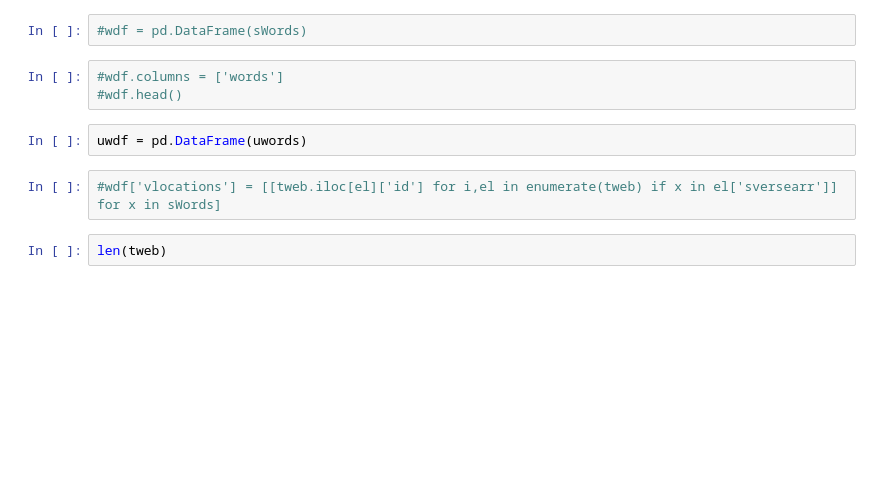
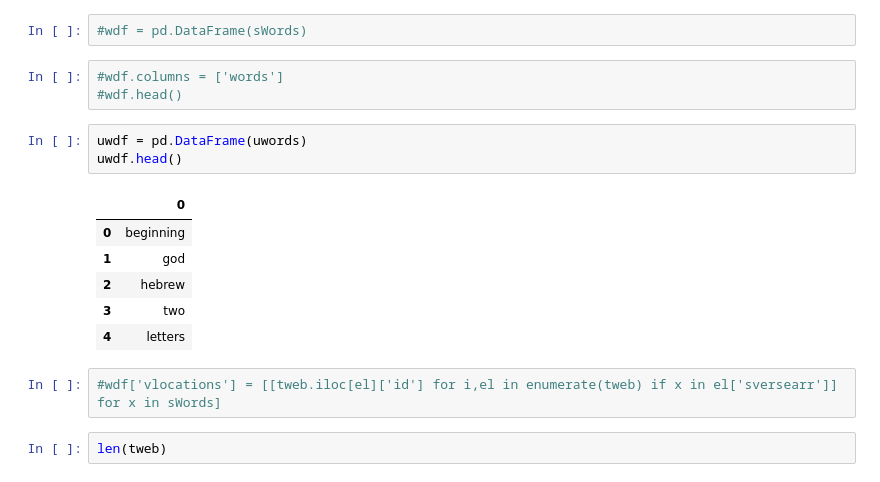
Before and after one commit to Ianssmith/bibleviz, a Jupyter notebook: data/reform.py.ipynb, the cells around one changed output. Saved outputs shown, nothing was run; the diff lists cells and outputs as text; blank space fills up the shorter version.

```diff
--- a/data/reform.py.ipynb
+++ b/data/reform.py.ipynb
@@ -334,6 +332,14 @@ temparr_df.to_csv('twebdata.tsv',sep='\t')
 #wdf.head()
 # %%
 uwdf = pd.DataFrame(uwords)
+uwdf.head()
+# %% [output]
+|  | 0 |
+| 0 | beginning |
+| 1 | god |
+| 2 | hebrew |
+| 3 | two |
+| 4 | letters |
 # %%
 #wdf['vlocations'] = [[tweb.iloc[el]['id'] for i,el in enumerate(tweb) if x in el['sversearr']] for x in sWords]
 # %%
```
Also changed, not shown: parts of 6 cells of this notebook, 4 other files.
